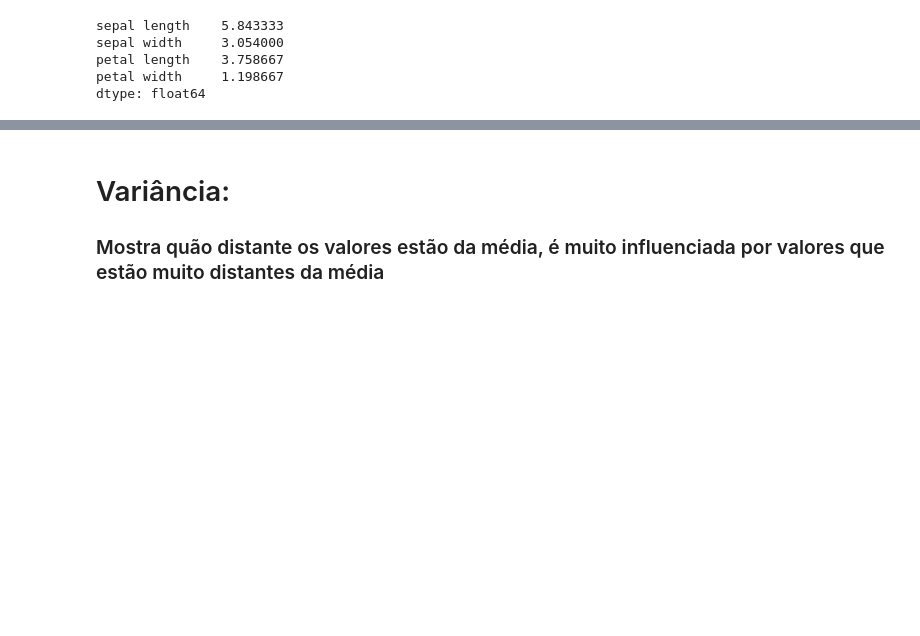
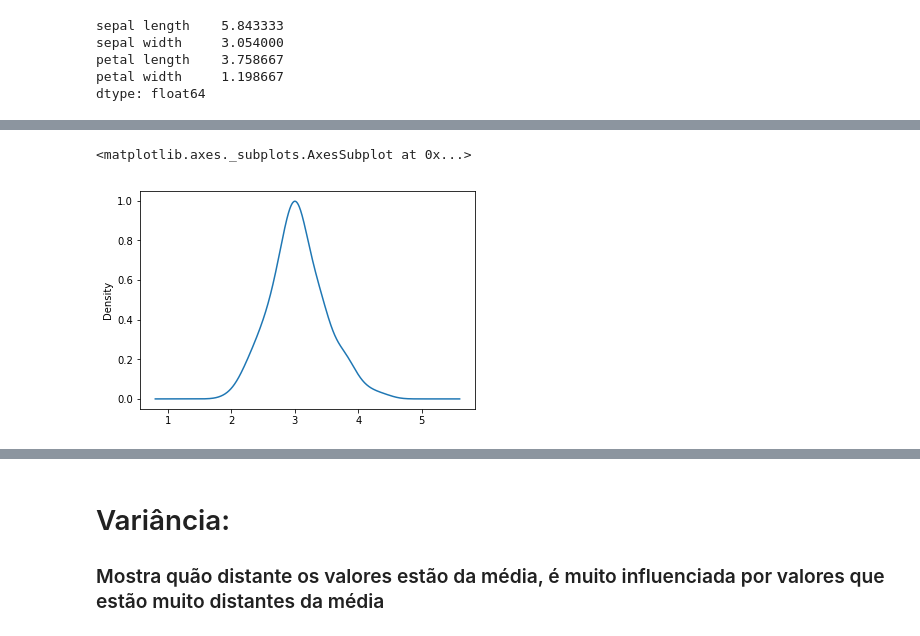
Before and after one commit to lauraDamacenoAlmeida/An-lise-Iris, a Jupyter notebook: Análise Iris.ipynb, the cells around one changed output, grey strips where cells are left out. Saved outputs shown, nothing was run; the diff lists cells and outputs as text; code cells hidden in the pictures; blank space fills up the shorter version.

```diff
--- a/Análise Iris.ipynb
+++ b/Análise Iris.ipynb
@@ -106,0 +91,5 @@ dtype: float64
+# %%
+df['sepal width'].plot('kde')
+# %% [output]
+<matplotlib.axes._subplots.AxesSubplot at 0x...>
+[figure, added]
```
Also changed, not shown: parts of 76 cells of this notebook, 2 other files.
